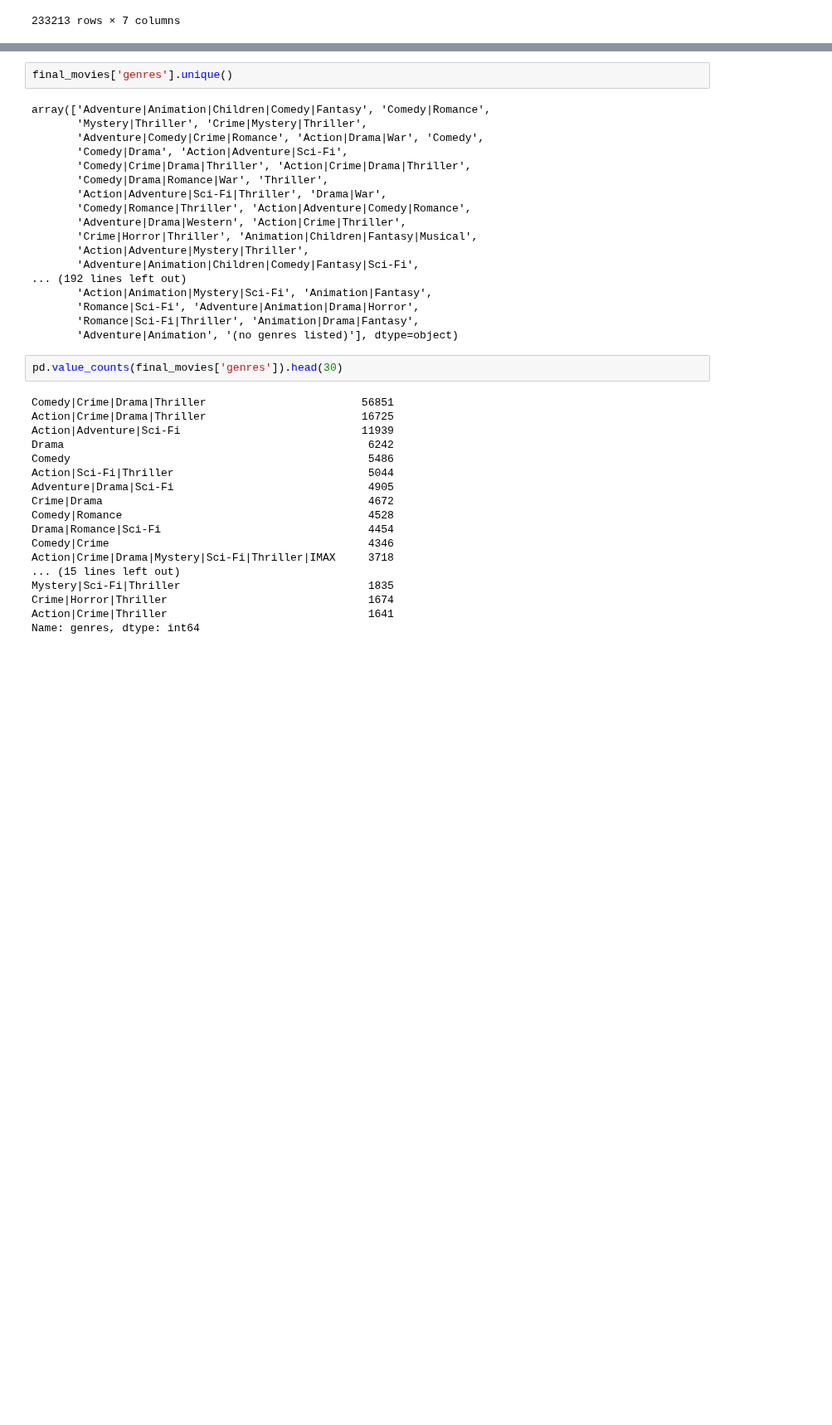
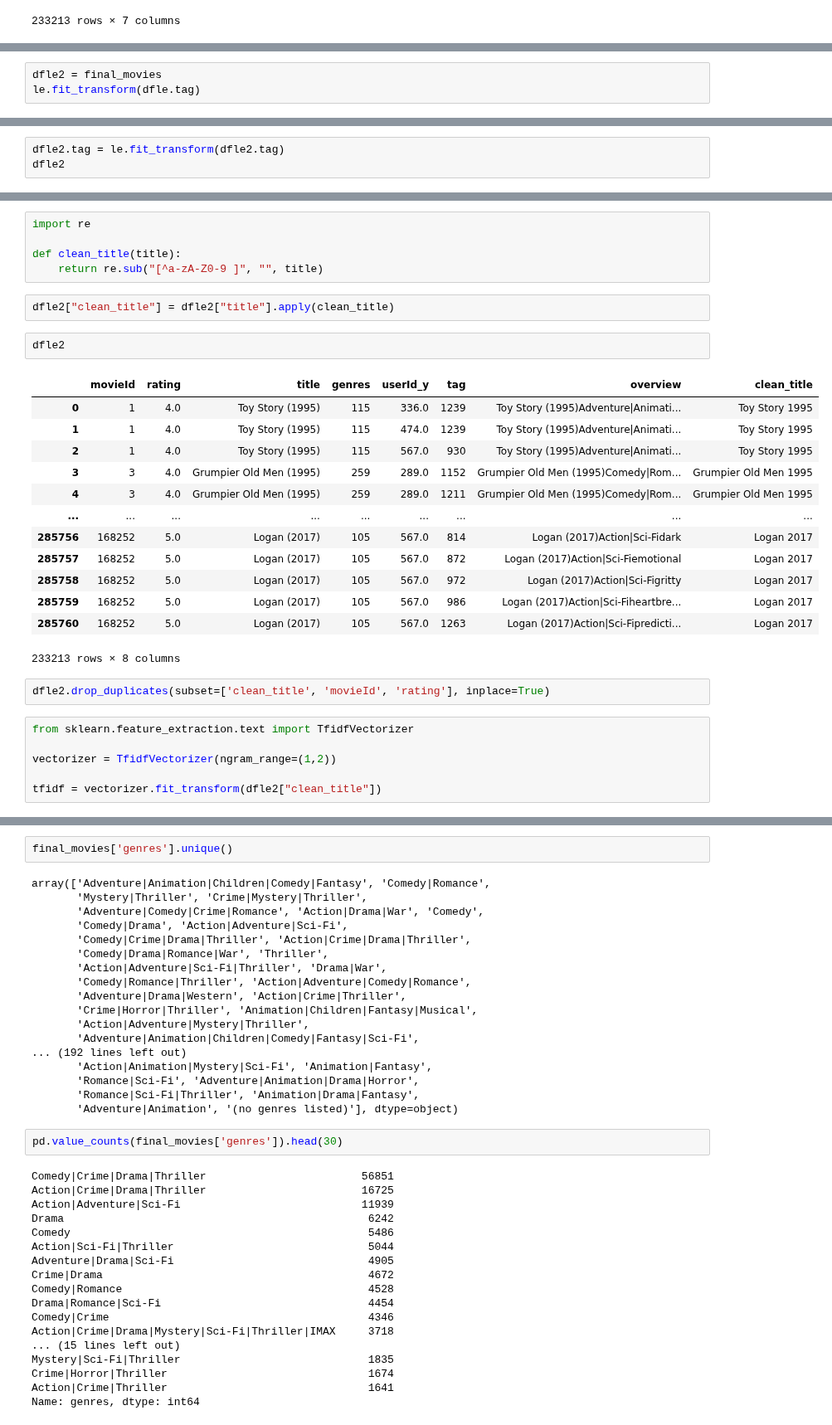
Before and after one commit to stephcia/movie-recommendation-system, a Jupyter notebook: Charlie.ipynb, the cells around one changed output, grey strips where cells are left out. Shown at 83% size. Drawn from its saved outputs; the diff is of its cells as text; blank space fills up the shorter version.

```diff
--- a/Charlie.ipynb
+++ b/Charlie.ipynb
@@ -208,0 +234,3 @@ final_movies
+# %%
+dfle2 = final_movies
+le.fit_transform(dfle.tag)
@@ -208,0 +239,3 @@ final_movies
+# %%
+dfle2.tag = le.fit_transform(dfle2.tag)
+dfle2
@@ -208,0 +256,31 @@ final_movies
+# %%
+import re
+
+def clean_title(title):
+    return re.sub("[^a-zA-Z0-9 ]", "", title)
+# %%
+dfle2["clean_title"] = dfle2["title"].apply(clean_title)
+# %%
+dfle2
+# %% [output]
+|  | movieId | rating | title | genres | userId_y | tag | overview | clean_title |
+| 0 | 1 | 4.0 | Toy Story (1995) | 115 | 336.0 | 1239 | Toy Story (1995)Adventure|Animati... | Toy Story 1995 |
+| 1 | 1 | 4.0 | Toy Story (1995) | 115 | 474.0 | 1239 | Toy Story (1995)Adventure|Animati... | Toy Story 1995 |
+| 2 | 1 | 4.0 | Toy Story (1995) | 115 | 567.0 | 930 | Toy Story (1995)Adventure|Animati... | Toy Story 1995 |
+| 3 | 3 | 4.0 | Grumpier Old Men (1995) | 259 | 289.0 | 1152 | Grumpier Old Men (1995)Comedy|Rom... | Grumpier Old Men 1995 |
+| 4 | 3 | 4.0 | Grumpier Old Men (1995) | 259 | 289.0 | 1211 | Grumpier Old Men (1995)Comedy|Rom... | Grumpier Old Men 1995 |
+| ... | ... | ... | ... | ... | ... | ... | ... | ... |
+| 285756 | 168252 | 5.0 | Logan (2017) | 105 | 567.0 | 814 | Logan (2017)Action|Sci-Fidark | Logan 2017 |
+| 285757 | 168252 | 5.0 | Logan (2017) | 105 | 567.0 | 872 | Logan (2017)Action|Sci-Fiemotional | Logan 2017 |
+| 285758 | 168252 | 5.0 | Logan (2017) | 105 | 567.0 | 972 | Logan (2017)Action|Sci-Figritty | Logan 2017 |
+| 285759 | 168252 | 5.0 | Logan (2017) | 105 | 567.0 | 986 | Logan (2017)Action|Sci-Fiheartbre... | Logan 2017 |
+| 285760 | 168252 | 5.0 | Logan (2017) | 105 | 567.0 | 1263 | Logan (2017)Action|Sci-Fipredicti... | Logan 2017 |
+233213 rows × 8 columns
+# %%
+dfle2.drop_duplicates(subset=['clean_title', 'movieId', 'rating'], inplace=True)
+# %%
+from sklearn.feature_extraction.text import TfidfVectorizer
+
+vectorizer = TfidfVectorizer(ngram_range=(1,2))
+
+tfidf = vectorizer.fit_transform(dfle2["clean_title"])
```
Also changed, not shown: parts of 35 cells of this notebook.
